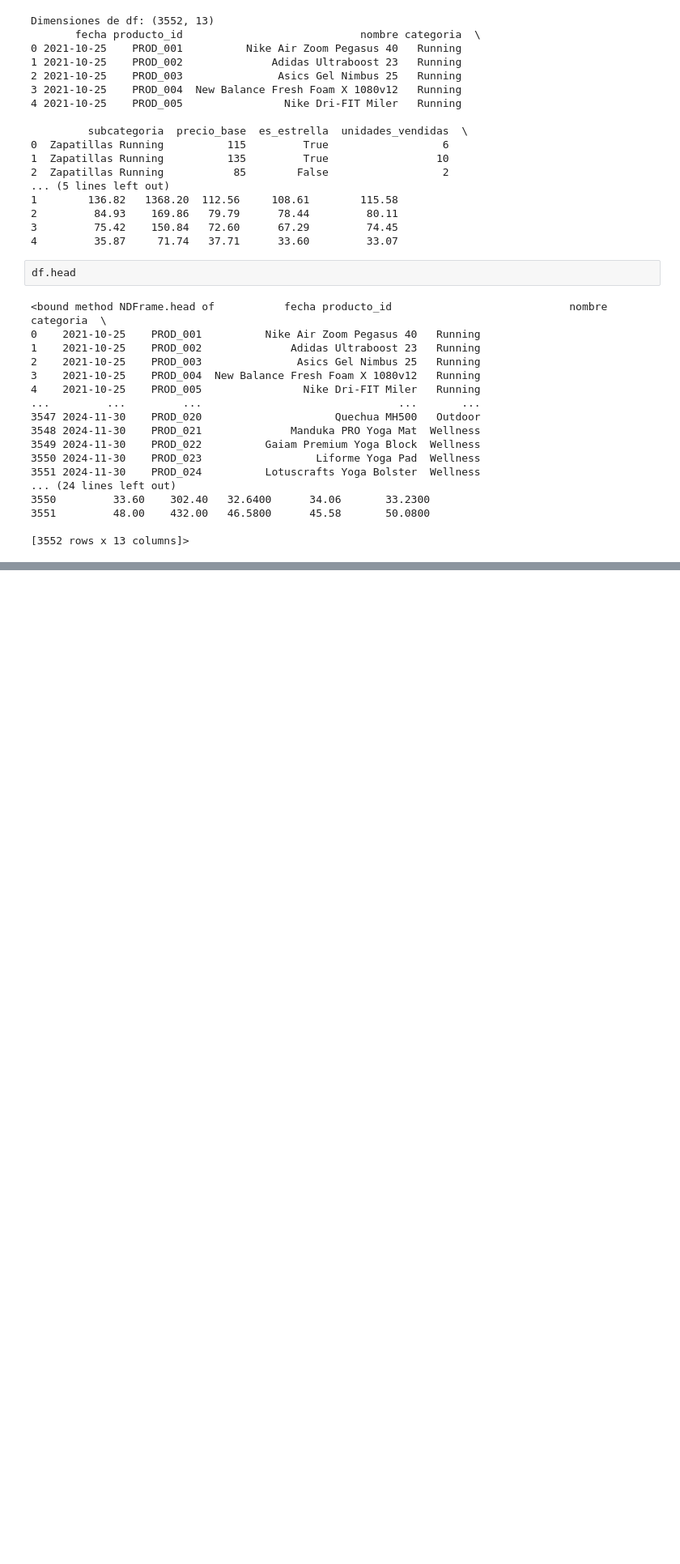
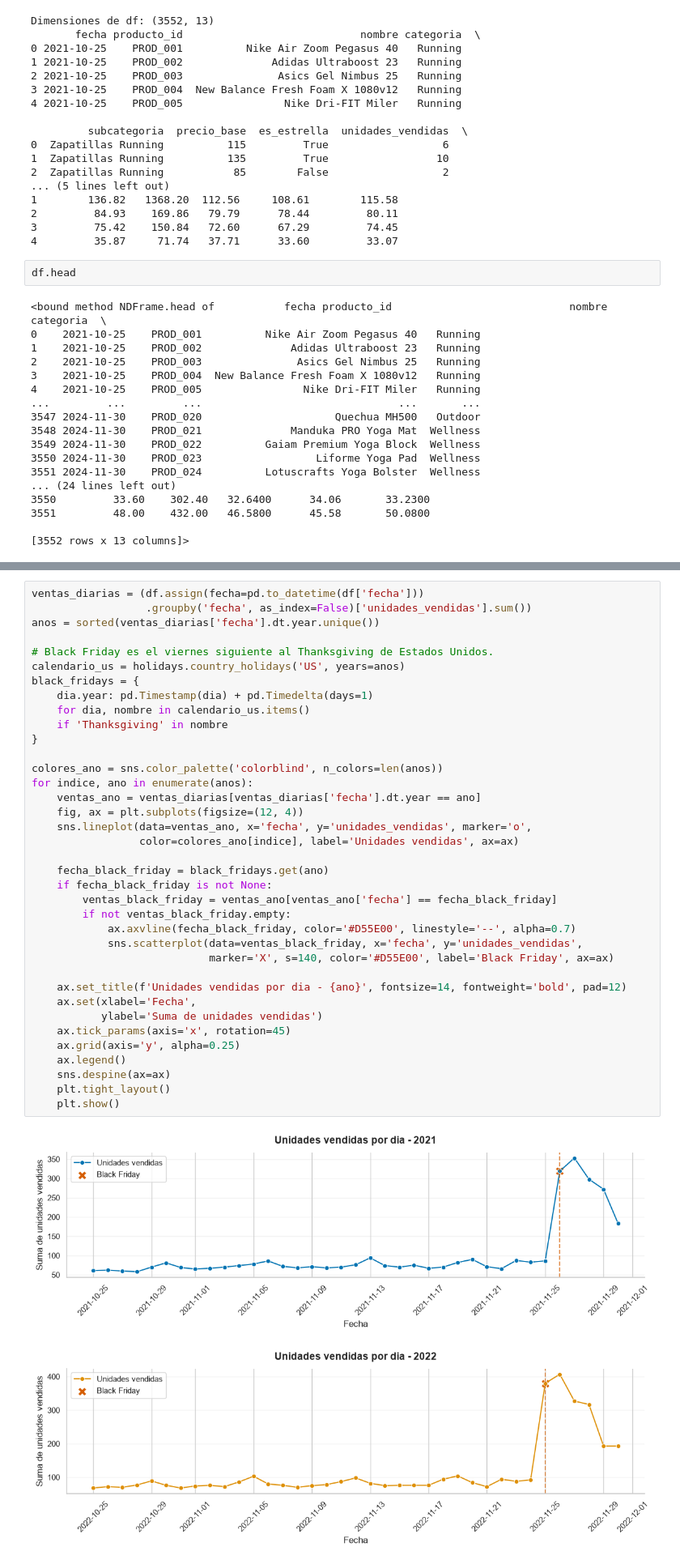
Before and after one commit to vehiller/ds4b-experienc-ia-en-data-science, a Jupyter notebook: notebooks/entrenamiento.ipynb, the cells around one changed output, grey strips where cells are left out. Shown at 81% size. Drawn from its saved outputs; the diff is of its cells as text; blank space fills up the shorter version.

```diff
--- a/notebooks/entrenamiento.ipynb
+++ b/notebooks/entrenamiento.ipynb
@@ -266,0 +357,40 @@ df.head
+# %%
+ventas_diarias = (df.assign(fecha=pd.to_datetime(df['fecha']))
+                  .groupby('fecha', as_index=False)['unidades_vendidas'].sum())
+anos = sorted(ventas_diarias['fecha'].dt.year.unique())
+
+# Black Friday es el viernes siguiente al Thanksgiving de Estados Unidos.
+calendario_us = holidays.country_holidays('US', years=anos)
+black_fridays = {
+    dia.year: pd.Timestamp(dia) + pd.Timedelta(days=1)
+    for dia, nombre in calendario_us.items()
+    if 'Thanksgiving' in nombre
+}
+
+colores_ano = sns.color_palette('colorblind', n_colors=len(anos))
+for indice, ano in enumerate(anos):
+    ventas_ano = ventas_diarias[ventas_diarias['fecha'].dt.year == ano]
+    fig, ax = plt.subplots(figsize=(12, 4))
+    sns.lineplot(data=ventas_ano, x='fecha', y='unidades_vendidas', marker='o',
+                 color=colores_ano[indice], label='Unidades vendidas', ax=ax)
+
+    fecha_black_friday = black_fridays.get(ano)
+    if fecha_black_friday is not None:
+        ventas_black_friday = ventas_ano[ventas_ano['fecha'] == fecha_black_friday]
+        if not ventas_black_friday.empty:
+            ax.axvline(fecha_black_friday, color='#D55E00', linestyle='--', alpha=0.7)
+            sns.scatterplot(data=ventas_black_friday, x='fecha', y='unidades_vendidas',
+                            marker='X', s=140, color='#D55E00', label='Black Friday', ax=ax)
+
+    ax.set_title(f'Unidades vendidas por dia - {ano}', fontsize=14, fontweight='bold', pad=12)
+    ax.set(xlabel='Fecha',
+           ylabel='Suma de unidades vendidas')
+    ax.tick_params(axis='x', rotation=45)
+    ax.grid(axis='y', alpha=0.25)
+    ax.legend()
+    sns.despine(ax=ax)
+    plt.tight_layout()
+    plt.show()
+# %% [output]
+[figure, added]
+[figure, added]
```
Also changed, not shown: parts of 9 cells of this notebook.
